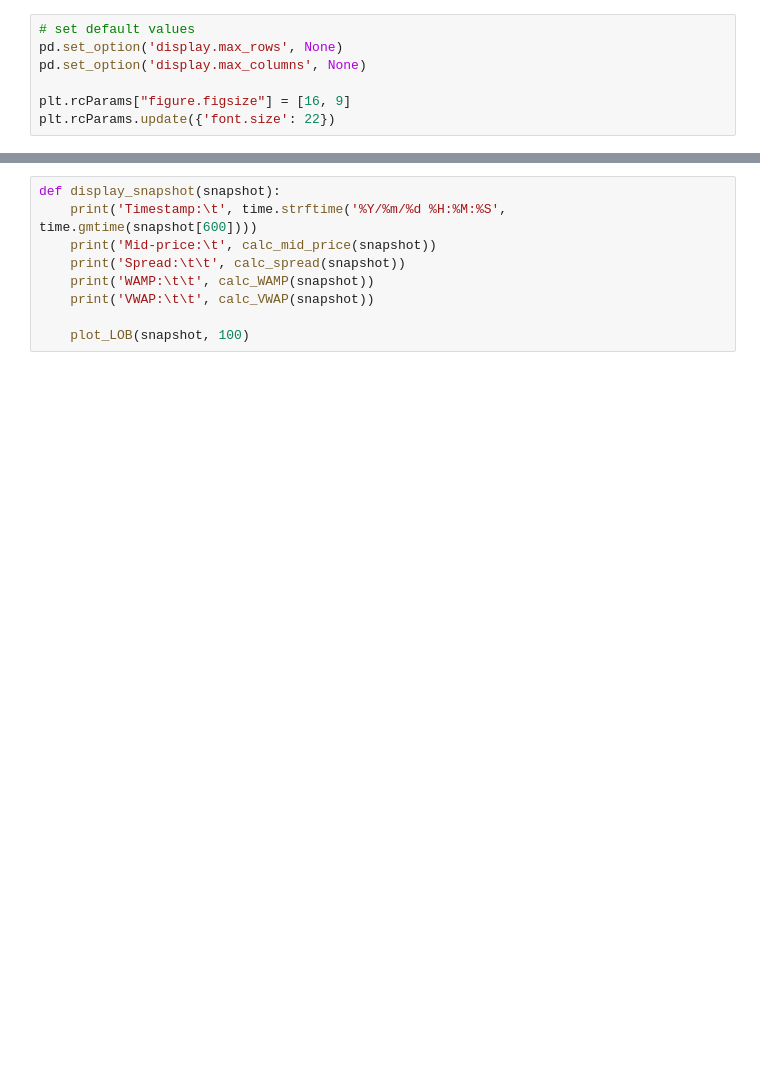
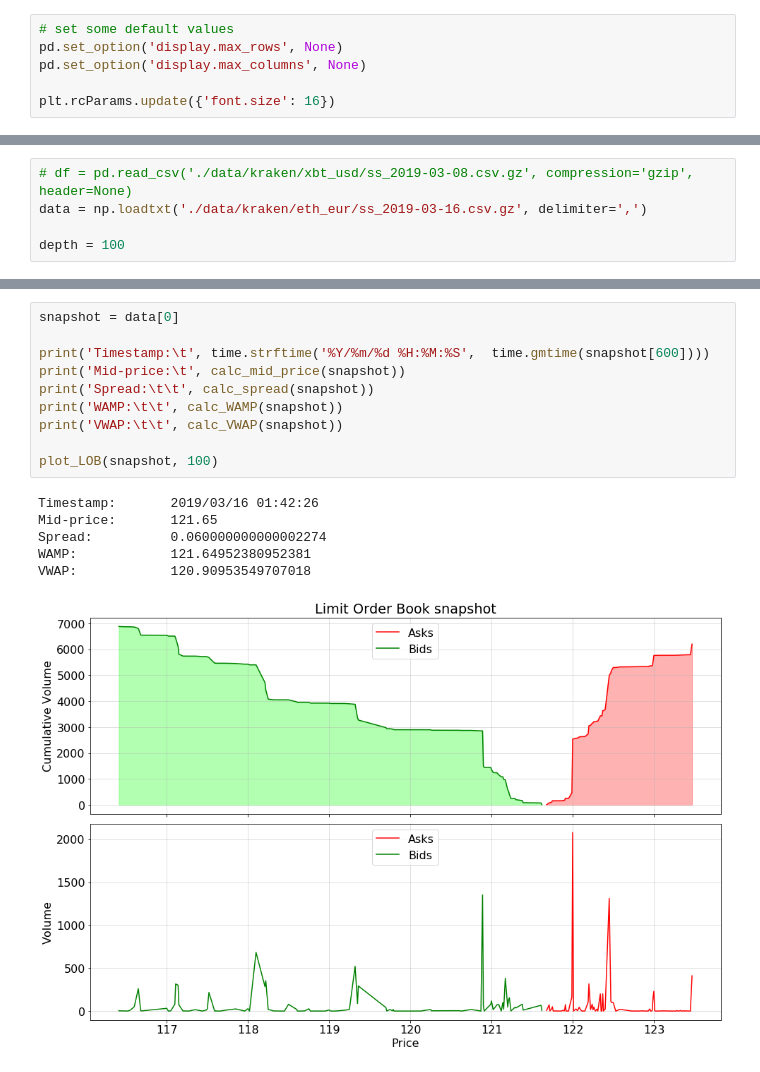
Before and after one commit to tornermarton/SemesterProject, a Jupyter notebook: datavisualization.ipynb, the cells around one changed output, grey strips where cells are left out. Cells and saved outputs as stored; diff of their text form; blank space fills up the shorter version.

```diff
--- a/datavisualization.ipynb
+++ b/datavisualization.ipynb
@@ -16,9 +18,8 @@ from functions.market.plots import *
 from functions.preprocessing import *
 from functions.evaluation import *
 # %%
-# set default values
+# set some default values
 pd.set_option('display.max_rows', None)
 pd.set_option('display.max_columns', None)
 
-plt.rcParams["figure.figsize"] = [16, 9]
-plt.rcParams.update({'font.size': 22})
+plt.rcParams.update({'font.size': 16})
@@ -38,0 +26,5 @@ E.g.: A_D1_P - depth1 ask price = best ask price, B_D100_V = worst bid volume
+# %%
+# df = pd.read_csv('./data/kraken/xbt_usd/ss_2019-03-08.csv.gz', compression='gzip', header=None)
+data = np.loadtxt('./data/kraken/eth_eur/ss_2019-03-16.csv.gz', delimiter=',')
+
+depth = 100
@@ -39,9 +74,17 @@ E.g.: A_D1_P - depth1 ask price = best ask price, B_D100_V = worst bid volume
 # %%
-def display_snapshot(snapshot):
-    print('Timestamp:\t', time.strftime('%Y/%m/%d %H:%M:%S',  time.gmtime(snapshot[600])))
-    print('Mid-price:\t', calc_mid_price(snapshot))
-    print('Spread:\t\t', calc_spread(snapshot))
-    print('WAMP:\t\t', calc_WAMP(snapshot))
-    print('VWAP:\t\t', calc_VWAP(snapshot))
+snapshot = data[0]
 
-    plot_LOB(snapshot, 100)
+print('Timestamp:\t', time.strftime('%Y/%m/%d %H:%M:%S',  time.gmtime(snapshot[600])))
+print('Mid-price:\t', calc_mid_price(snapshot))
+print('Spread:\t\t', calc_spread(snapshot))
+print('WAMP:\t\t', calc_WAMP(snapshot))
+print('VWAP:\t\t', calc_VWAP(snapshot))
+
+plot_LOB(snapshot, 100)
+# %% [output]
+Timestamp:       2019/03/16 01:42:26
+Mid-price:       121.65
+Spread:          0.060000000000002274
+WAMP:            121.64952380952381
+VWAP:            120.90953549707018
+[figure, added]
```
Also changed, not shown: parts of 12 cells of this notebook, 1 other file.
